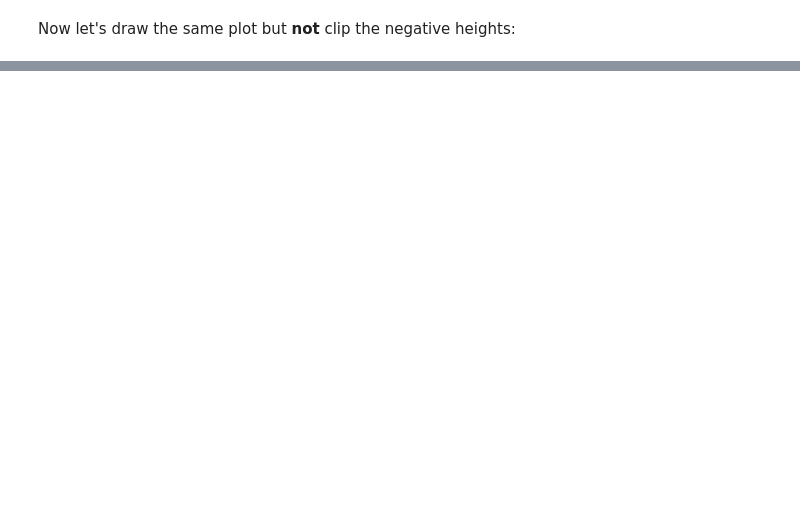
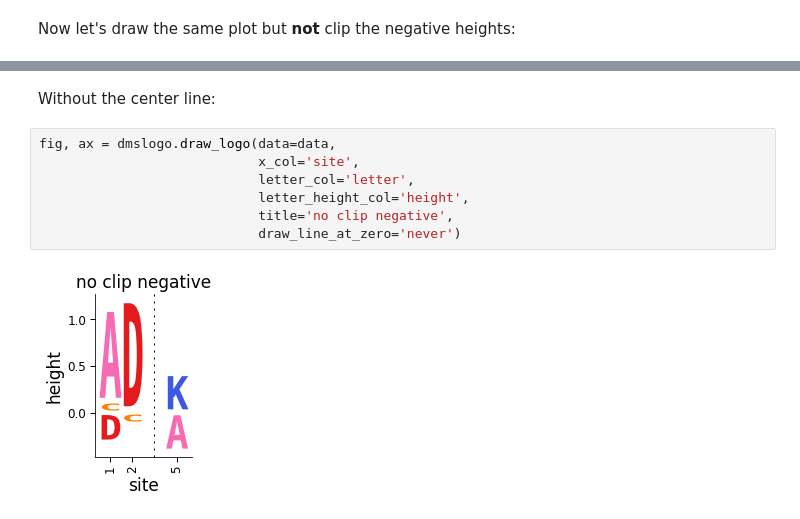
Before and after one commit to jbloomlab/dmslogo, a Jupyter notebook: notebooks/negative_values.ipynb, the cells around one changed output, grey strips where cells are left out. Cells and saved outputs as stored; diff of their text form; blank space fills up the shorter version.

```diff
--- a/notebooks/negative_values.ipynb
+++ b/notebooks/negative_values.ipynb
@@ -80,0 +81,11 @@ fig, ax = dmslogo.draw_logo(data=data,
+# %% [markdown]
+Without the center line:
+# %%
+fig, ax = dmslogo.draw_logo(data=data,
+                            x_col='site',
+                            letter_col='letter',
+                            letter_height_col='height',
+                            title='no clip negative',
+                            draw_line_at_zero='never')
+# %% [output]
+[figure, added]
```
Also changed, not shown: parts of 3 cells of this notebook, 1 other file.
